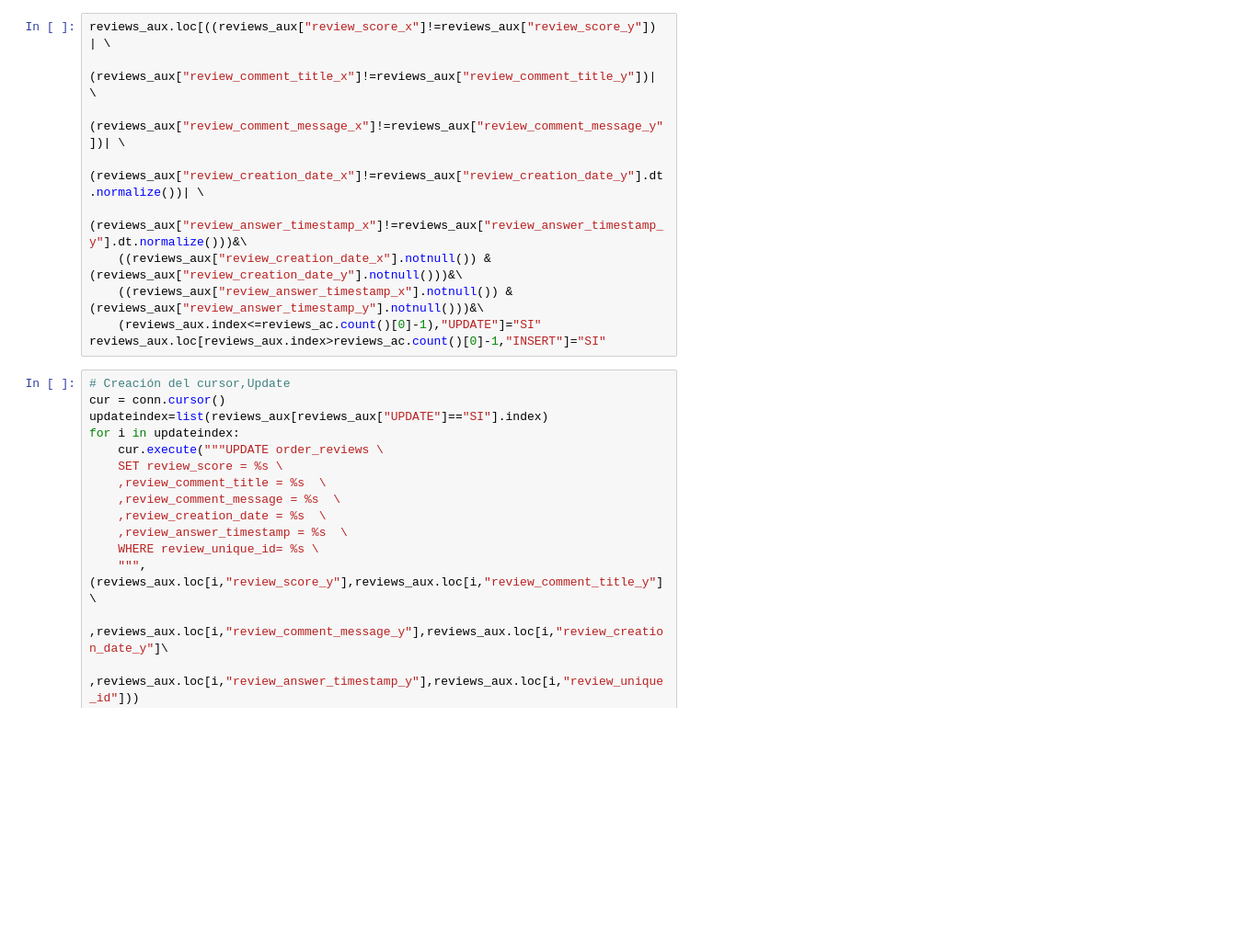
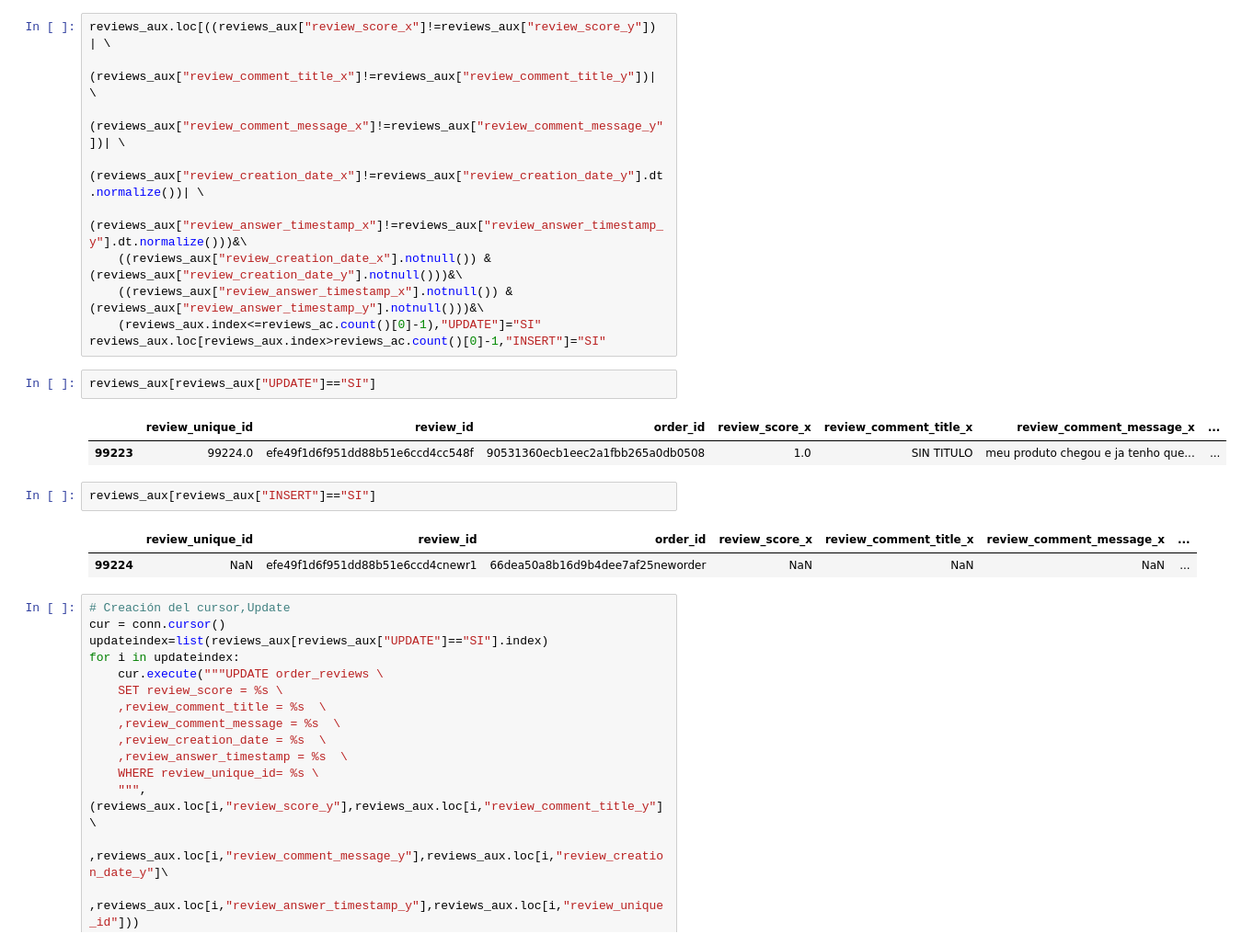
Before and after one commit to MelinaRG/Proyecto-Final-DATA, a Jupyter notebook: isaacnotocar/pipelineincrementalnotocar.ipynb, the cells around one changed output. Shown at 92% size. Cells and saved outputs as stored; diff of their text form; blank space fills up the shorter version.

```diff
--- a/isaacnotocar/pipelineincrementalnotocar.ipynb
+++ b/isaacnotocar/pipelineincrementalnotocar.ipynb
@@ -641,6 +673,16 @@ reviews_aux.loc[((reviews_aux["review_score_x"]!=reviews_aux["review_score_y"])
     ((reviews_aux["review_answer_timestamp_x"].notnull()) & (reviews_aux["review_answer_timestamp_y"].notnull()))&\
     (reviews_aux.index<=reviews_ac.count()[0]-1),"UPDATE"]="SI"
 reviews_aux.loc[reviews_aux.index>reviews_ac.count()[0]-1,"INSERT"]="SI"
+# %%
+reviews_aux[reviews_aux["UPDATE"]=="SI"]
+# %% [output]
+|  | review_unique_id | review_id | order_id | review_score_x | review_comment_title_x | review_comment_message_x | ... |
+| 99223 | 99224.0 | efe49f1d6f951dd88b51e6ccd4cc548f | 90531360ecb1eec2a1fbb265a0db0508 | 1.0 | SIN TITULO | meu produto chegou e ja tenho que... | ... |
+# %%
+reviews_aux[reviews_aux["INSERT"]=="SI"]
+# %% [output]
+|  | review_unique_id | review_id | order_id | review_score_x | review_comment_title_x | review_comment_message_x | ... |
+| 99224 | NaN | efe49f1d6f951dd88b51e6ccd4cnewr1 | 66dea50a8b16d9b4dee7af25neworder | NaN | NaN | NaN | ... |
 # %%
 # Creación del cursor,Update
 cur = conn.cursor()
```
Also changed, not shown: parts of 32 cells of this notebook, 4 other files.
